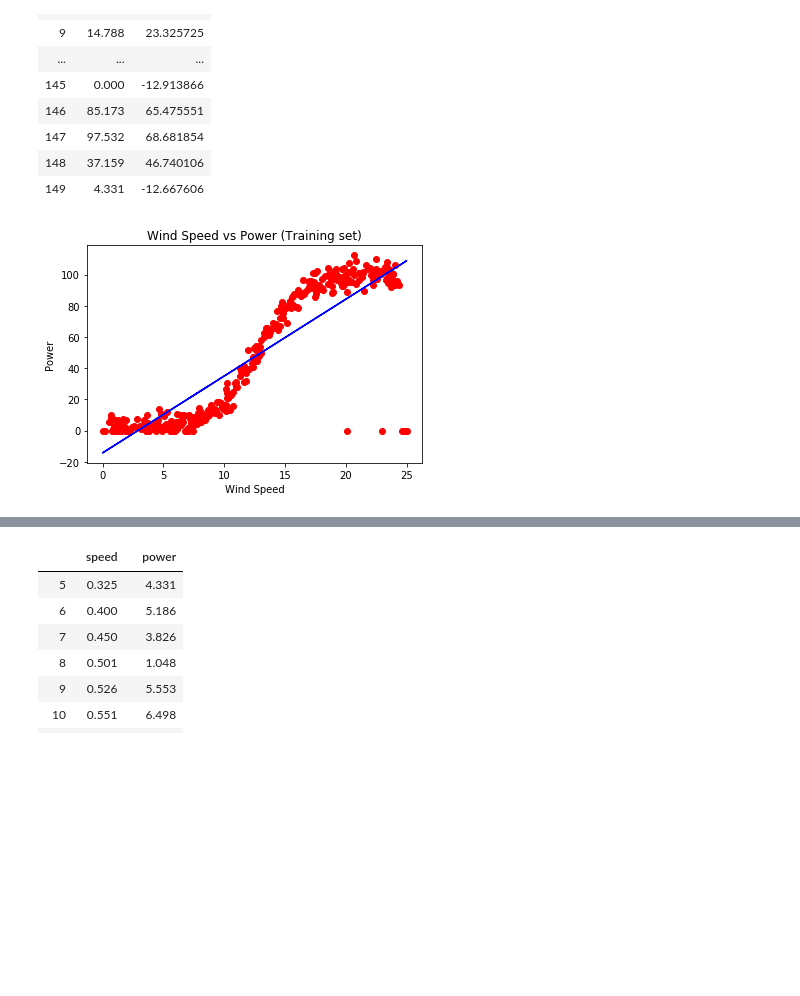
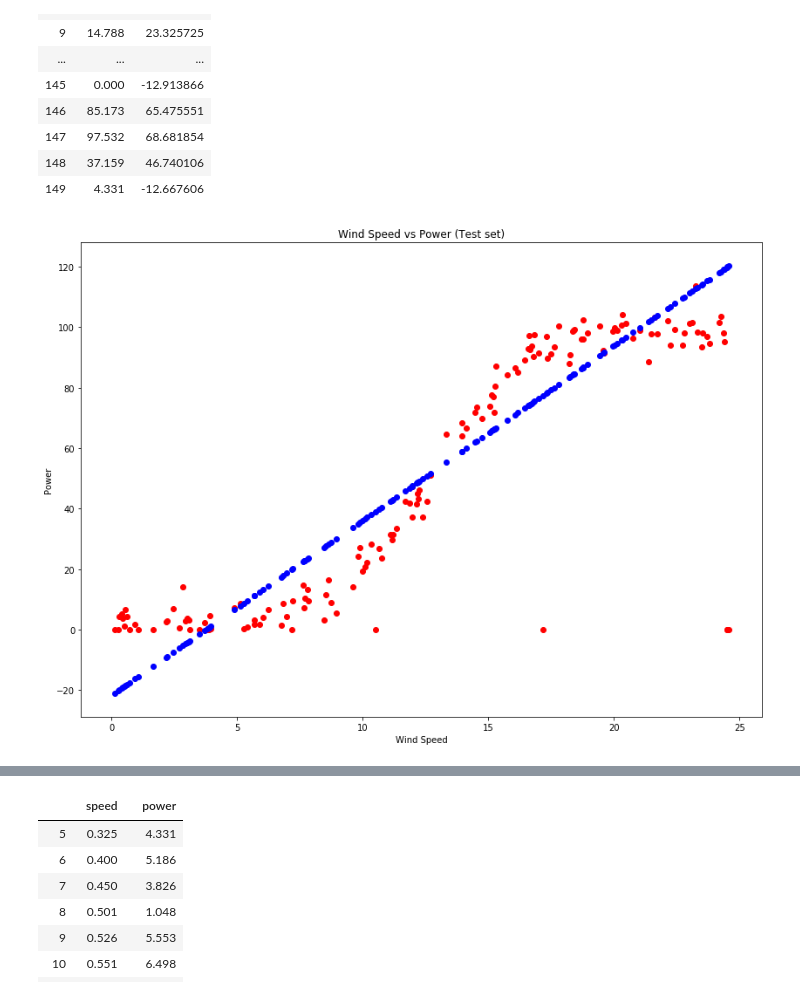
Before and after one commit to moranneil/MACHINE_LEARNING_AND_STATISTICS_PROJECT_2020, a Jupyter notebook: MACHINE LEARNING AND STATISTICS PROJECT 2021.ipynb, the cells around one changed output, grey strips where cells are left out. Saved outputs shown, nothing was run; the diff lists cells and outputs as text; code cells hidden in the pictures; blank space fills up the shorter version.

```diff
--- a/MACHINE LEARNING AND STATISTICS PROJECT 2021.ipynb
+++ b/MACHINE LEARNING AND STATISTICS PROJECT 2021.ipynb
@@ -115,9 +134,9 @@ from sklearn.model_selection import train_test_split
 x_train, x_test, y_train, y_test = train_test_split(x, y, test_size=0.3, random_state=0)
 # %%
-#The linear regression class is imported and the fit method is called on the train variables x & y
-from sklearn.linear_model import LinearRegression
-regressor = LinearRegression()
-regressor.fit(x_train, y_train)
+#The linear regression class is imported and the fit method is called on the train variables x_train & y_train
+#from sklearn.linear_model import LinearRegression
+model = lin.LinearRegression()
+model.fit(x_train, y_train)
 # %% [output]
 LinearRegression(copy_X=True, fit_intercept=True, n_jobs=None, normalize=False)
 # %%
@@ -156,14 +179,16 @@ dfcompare
 | 148 | 37.159 | 46.740106 |
 | 149 | 4.331 | -12.667606 |
 # %%
-plt.scatter(x_train, y_train, color = 'red')
-plt.plot(x_train, regressor.predict(x_train), color = 'blue')
-plt.title('Wind Speed vs Power (Training set)')
+# Plotting the testing data with the predicted Data
+plt.figure(figsize=(14,10))
+plt.scatter(x_test, y_test, color = 'red')
+plt.scatter(x_test, model.predict(x_test), color = 'blue')
+plt.title('Wind Speed vs Power (Test set)')
 plt.xlabel('Wind Speed')
 plt.ylabel('Power')
 plt.show()
 # %% [output]
-[figure, old version]
+[figure, new version]
 # %%
 plt.figure(figsize=(12,8))
 plt.plot(dfcompare.Actual, label='Actual')
```
Also changed, not shown: parts of 82 cells of this notebook, 7 other files.
